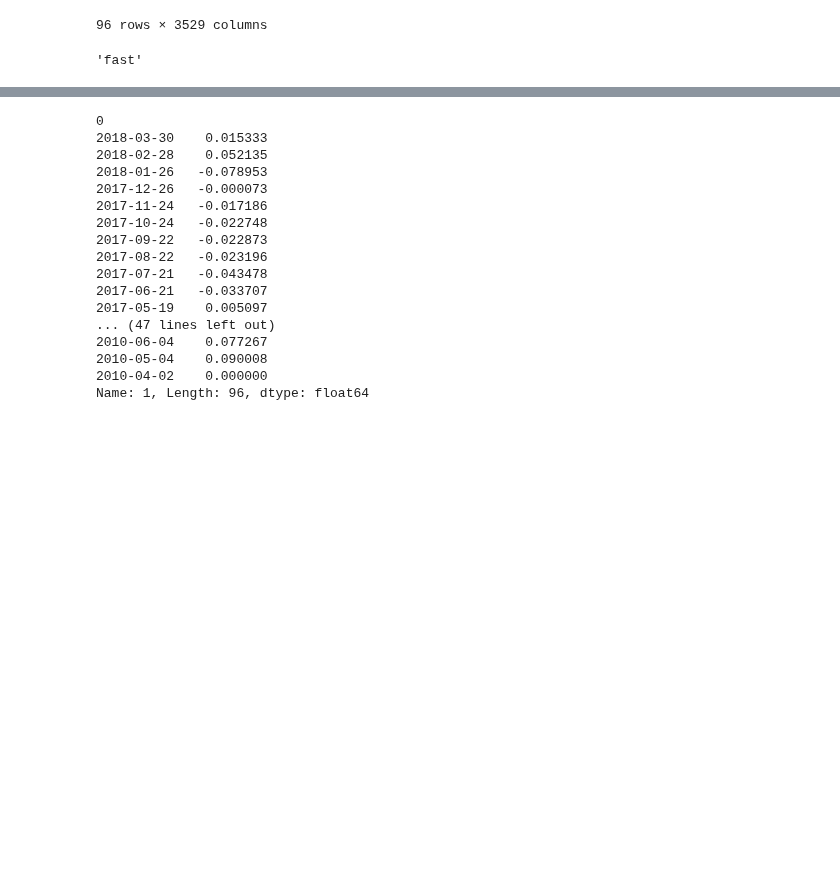
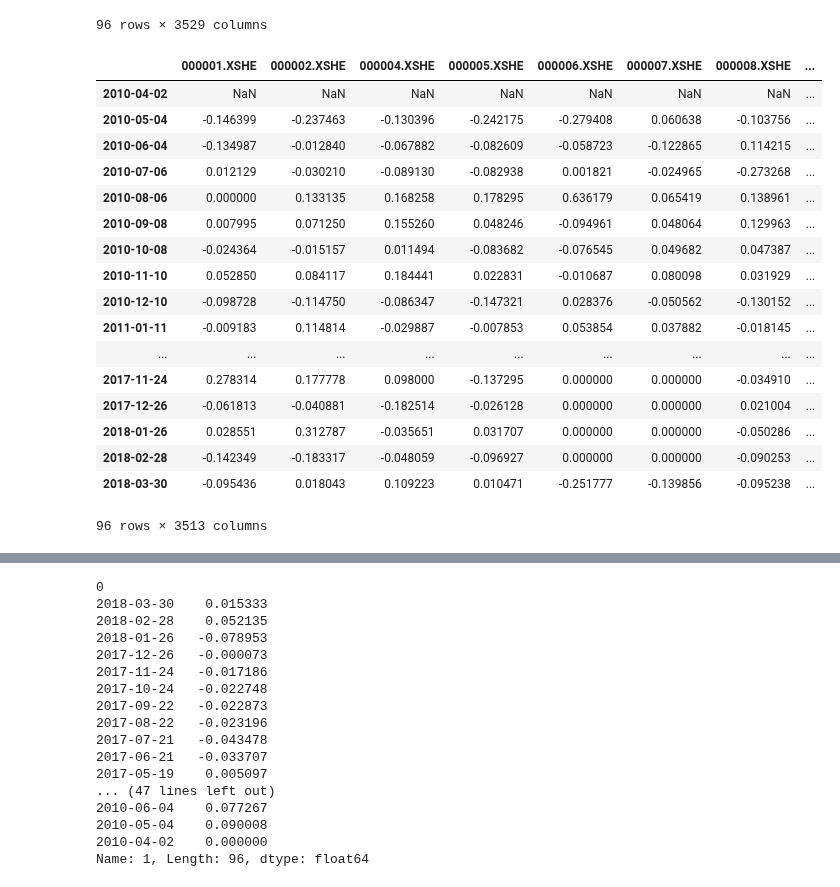
Before and after one commit to brainee/fama, a Jupyter notebook: fama5/zy-fama-frech-4-generial.ipynb, the cells around one changed output, grey strips where cells are left out. Drawn from its saved outputs; the diff is of its cells as text; code cells hidden in the pictures; blank space fills up the shorter version.

```diff
--- a/fama5/zy-fama-frech-4-generial.ipynb
+++ b/fama5/zy-fama-frech-4-generial.ipynb
@@ -447,5 +447,27 @@ return_data
 # %%
 # return_data.to_csv("return_data.csv")
 data_mode
+
+df_price_data2=df_price_data.reindex(index_date)
+df_price_data3=df_price_data2.sort_index()
+df_price_data4=df_price_data3.pct_change()
+df_price_data4
 # %% [output]
+|  | 000001.XSHE | 000002.XSHE | 000004.XSHE | 000005.XSHE | 000006.XSHE | 000007.XSHE | 000008.XSHE | ... |
+| 2010-04-02 | NaN | NaN | NaN | NaN | NaN | NaN | NaN | ... |
+| 2010-05-04 | -0.146399 | -0.237463 | -0.130396 | -0.242175 | -0.279408 | 0.060638 | -0.103756 | ... |
+| 2010-06-04 | -0.134987 | -0.012840 | -0.067882 | -0.082609 | -0.058723 | -0.122865 | 0.114215 | ... |
+| 2010-07-06 | 0.012129 | -0.030210 | -0.089130 | -0.082938 | 0.001821 | -0.024965 | -0.273268 | ... |
+| 2010-08-06 | 0.000000 | 0.133135 | 0.168258 | 0.178295 | 0.636179 | 0.065419 | 0.138961 | ... |
+| 2010-09-08 | 0.007995 | 0.071250 | 0.155260 | 0.048246 | -0.094961 | 0.048064 | 0.129963 | ... |
+| 2010-10-08 | -0.024364 | -0.015157 | 0.011494 | -0.083682 | -0.076545 | 0.049682 | 0.047387 | ... |
+| 2010-11-10 | 0.052850 | 0.084117 | 0.184441 | 0.022831 | -0.010687 | 0.080098 | 0.031929 | ... |
+| 2010-12-10 | -0.098728 | -0.114750 | -0.086347 | -0.147321 | 0.028376 | -0.050562 | -0.130152 | ... |
+| 2011-01-11 | -0.009183 | 0.114814 | -0.029887 | -0.007853 | 0.053854 | 0.037882 | -0.018145 | ... |
+| ... | ... | ... | ... | ... | ... | ... | ... | ... |
+| 2017-11-24 | 0.278314 | 0.177778 | 0.098000 | -0.137295 | 0.000000 | 0.000000 | -0.034910 | ... |
+| 2017-12-26 | -0.061813 | -0.040881 | -0.182514 | -0.026128 | 0.000000 | 0.000000 | 0.021004 | ... |
+| 2018-01-26 | 0.028551 | 0.312787 | -0.035651 | 0.031707 | 0.000000 | 0.000000 | -0.050286 | ... |
+| 2018-02-28 | -0.142349 | -0.183317 | -0.048059 | -0.096927 | 0.000000 | 0.000000 | -0.090253 | ... |
+| 2018-03-30 | -0.095436 | 0.018043 | 0.109223 | 0.010471 | -0.251777 | -0.139856 | -0.095238 | ... |
-'fast'
+96 rows × 3513 columns
```
Also changed, not shown: parts of 5 cells of this notebook.
